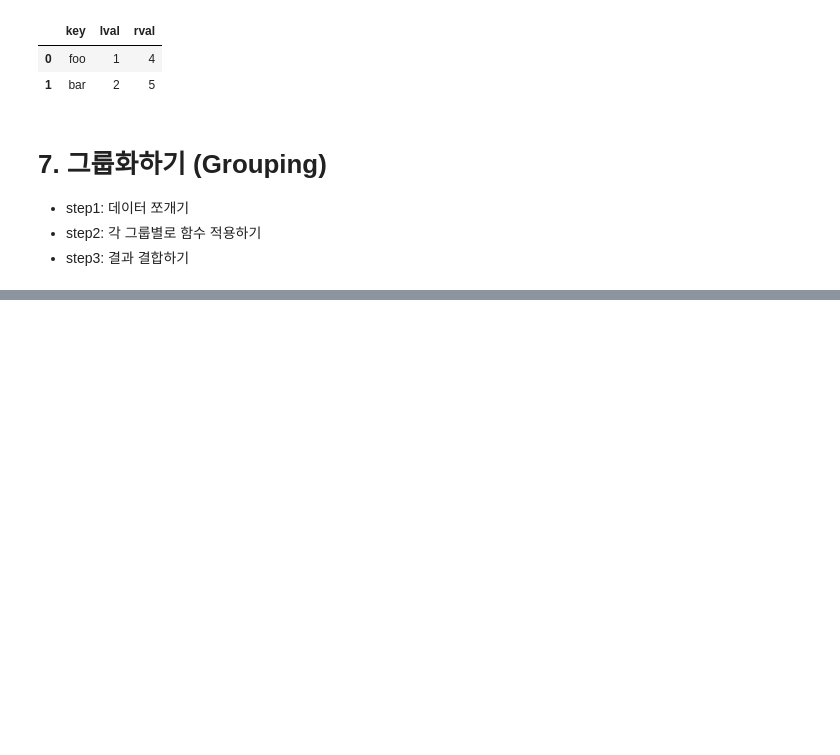
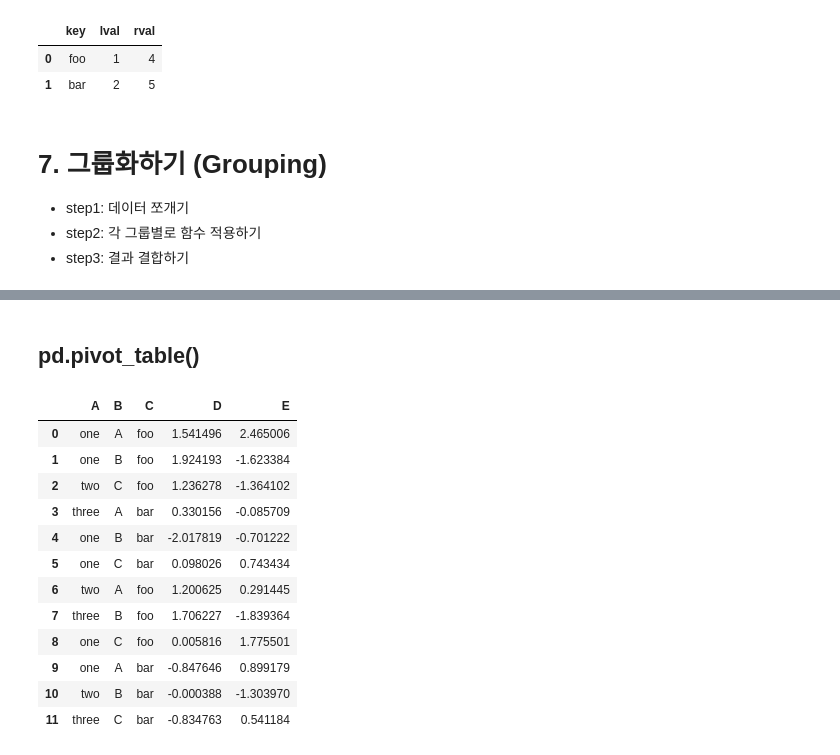
Before and after one commit to hanna-joo/Edu_BigData, a Jupyter notebook: python_edu/pandas_basic.ipynb, the cells around one changed output, grey strips where cells are left out. Drawn from its saved outputs; the diff is of its cells as text; code cells hidden in the pictures; blank space fills up the shorter version.

```diff
--- a/python_edu/pandas_basic.ipynb
+++ b/python_edu/pandas_basic.ipynb
@@ -669,0 +750,23 @@ df.groupby(['A','B']).sum()
+# %% [markdown]
+## pd.pivot_table()
+# %%
+df = pd.DataFrame({'A':['one','one','two','three']*3,
+                   'B':['A','B','C']*4,
+                   'C':['foo','foo','foo','bar','bar','bar']*2,
+                   'D': np.random.randn(12),
+                   'E': np.random.randn(12)})
+df
+# %% [output]
+|  | A | B | C | D | E |
+| 0 | one | A | foo | 1.541496 | 2.465006 |
+| 1 | one | B | foo | 1.924193 | -1.623384 |
+| 2 | two | C | foo | 1.236278 | -1.364102 |
+| 3 | three | A | bar | 0.330156 | -0.085709 |
+| 4 | one | B | bar | -2.017819 | -0.701222 |
+| 5 | one | C | bar | 0.098026 | 0.743434 |
+| 6 | two | A | foo | 1.200625 | 0.291445 |
+| 7 | three | B | foo | 1.706227 | -1.839364 |
+| 8 | one | C | foo | 0.005816 | 1.775501 |
+| 9 | one | A | bar | -0.847646 | 0.899179 |
+| 10 | two | B | bar | -0.000388 | -1.303970 |
+| 11 | three | C | bar | -0.834763 | 0.541184 |
```
Also changed, not shown: parts of 55 cells of this notebook.
